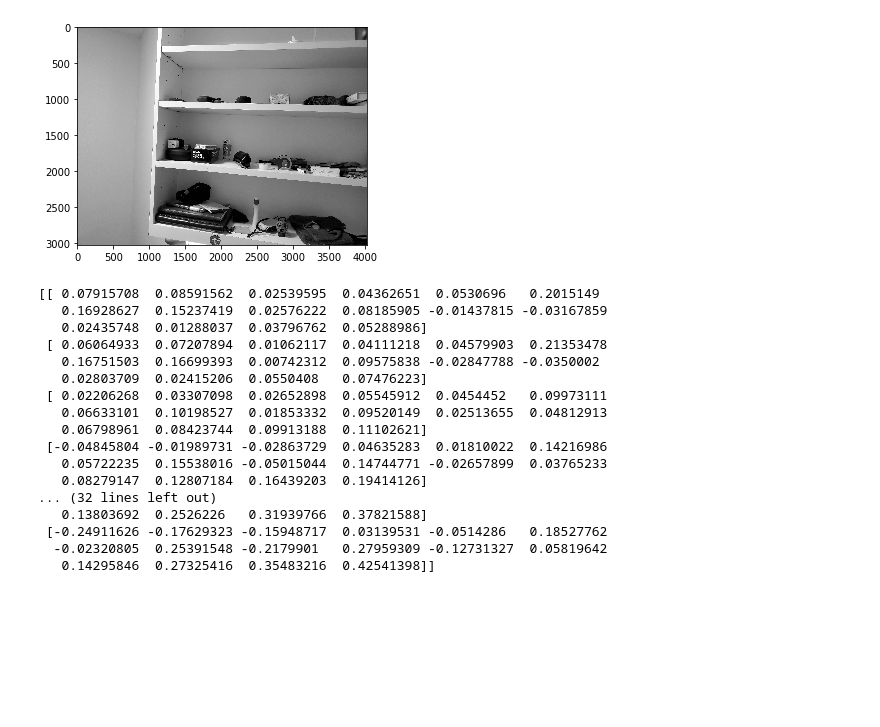
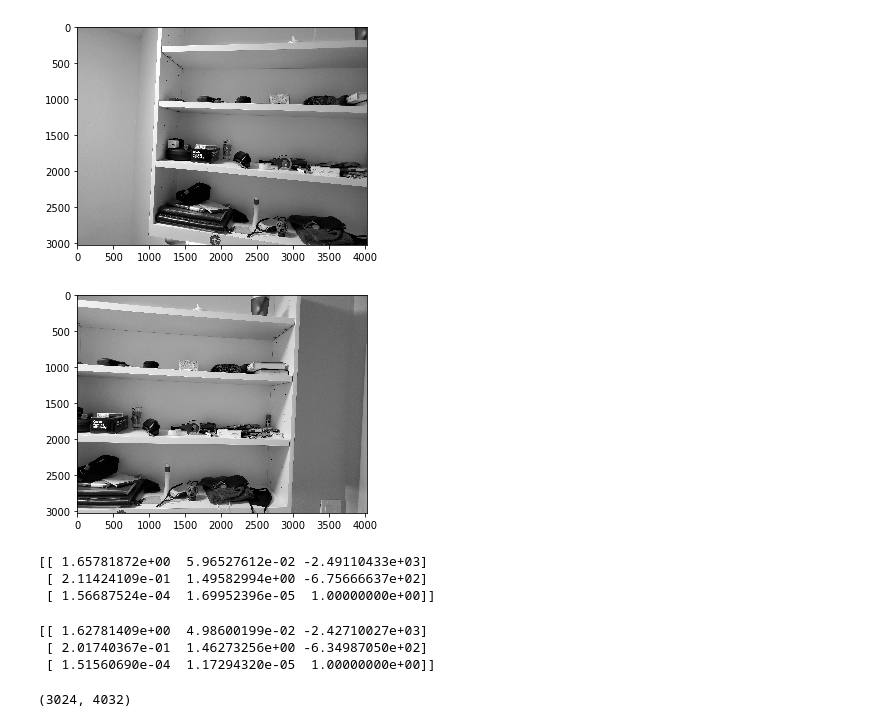
Before and after one commit to Anish-RV/cs194-proj5a, a Jupyter notebook: main.ipynb, the cells around one changed output. Saved outputs shown, nothing was run; the diff lists cells and outputs as text; code cells hidden in the pictures; blank space fills up the shorter version.

```diff
--- a/main.ipynb
+++ b/main.ipynb
@@ -13,7 +18,10 @@ shelf2 = skio.imread('shelf2.jpg', as_gray=True)
 # %%
 plt.figure()
 plt.imshow(shelf2, cmap='gray')
 plt.show()
+plt.imshow(shelf1, cmap='gray')
+plt.show()
 # %% [output]
 [figure]
+[figure, added]
 # %%
@@ -36,21 +56,17 @@ def compute_H(pts_1, pts_2):
 # %%
-H = compute_H(shelf1_pts, shelf2_pts)
+H = compute_h(shelf2_pts, shelf1_pts)
 print(H)
 # %% [output]
-[[ 0.07915708  0.08591562  0.02539595  0.04362651  0.0530696   0.2015149
-   0.16928627  0.15237419  0.02576222  0.08185905 -0.01437815 -0.03167859
-   0.02435748  0.01288037  0.03796762  0.05288986]
- [ 0.06064933  0.07207894  0.01062117  0.04111218  0.04579903  0.21353478
-   0.16751503  0.16699393  0.00742312  0.09575838 -0.02847788 -0.0350002
-   0.02803709  0.02415206  0.0550408   0.07476223]
- [ 0.02206268  0.03307098  0.02652898  0.05545912  0.0454452   0.09973111
-   0.06633101  0.10198527  0.01853332  0.09520149  0.02513655  0.04812913
-   0.06798961  0.08423744  0.09913188  0.11102621]
- [-0.04845804 -0.01989731 -0.02863729  0.04635283  0.01810022  0.14216986
-   0.05722235  0.15538016 -0.05015044  0.14744771 -0.02657899  0.03765233
-   0.08279147  0.12807184  0.16439203  0.19414126]
-... (32 lines left out)
-   0.13803692  0.2526226   0.31939766  0.37821588]
- [-0.24911626 -0.17629323 -0.15948717  0.03139531 -0.0514286   0.18527762
-  -0.02320805  0.25391548 -0.2179901   0.27959309 -0.12731327  0.05819642
-   0.14295846  0.27325416  0.35483216  0.42541398]]
+[[ 1.65781872e+00  5.96527612e-02 -2.49110433e+03]
+ [ 2.11424109e-01  1.49582994e+00 -6.75666637e+02]
+ [ 1.56687524e-04  1.69952396e-05  1.00000000e+00]]
+# %%
+print(cv2.findHomography(shelf2_pts, shelf1_pts)[0])
+# %% [output]
+[[ 1.62781409e+00  4.98600199e-02 -2.42710027e+03]
+ [ 2.01740367e-01  1.46273256e+00 -6.34987050e+02]
+ [ 1.51560690e-04  1.17294320e-05  1.00000000e+00]]
+# %%
+print(shelf1.shape)
+# %% [output]
+(3024, 4032)
```
Also changed, not shown: parts of 14 cells of this notebook, 18 other files.
